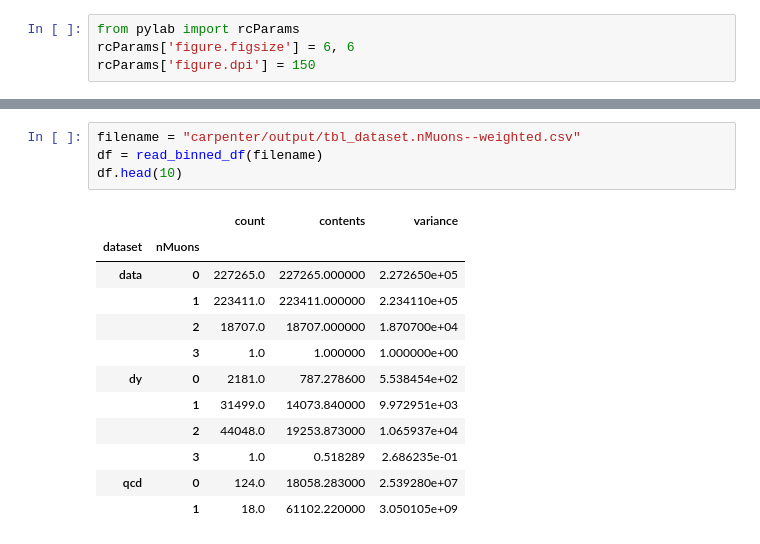
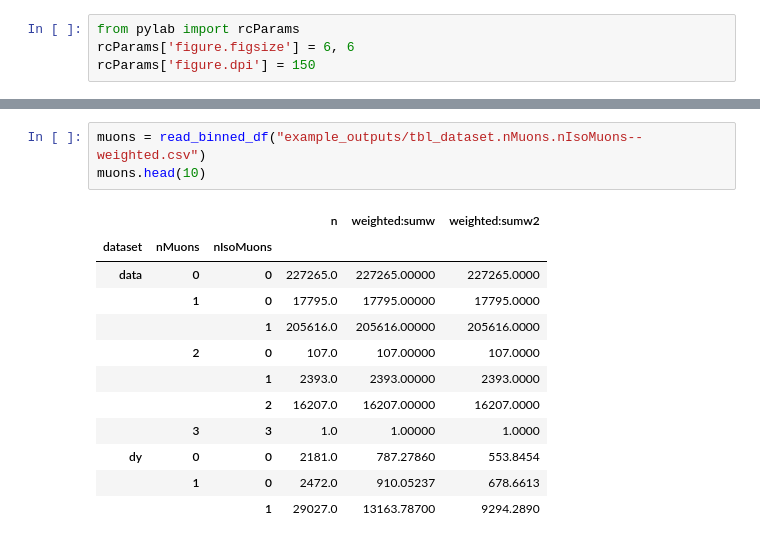
Before and after one commit to FAST-HEP/FAST_cms_public_tutorial, a Jupyter notebook: plot_results.ipynb, the cells around one changed output, grey strips where cells are left out. Saved outputs shown, nothing was run; the diff lists cells and outputs as text.

```diff
--- a/plot_results.ipynb
+++ b/plot_results.ipynb
@@ -71,17 +86,16 @@ qcd         0       124.0     18058.283    25392802.0
 # %%
-filename = "carpenter/output/tbl_dataset.nMuons--weighted.csv"
-df = read_binned_df(filename)
-df.head(10)
+muons = read_binned_df("example_outputs/tbl_dataset.nMuons.nIsoMuons--weighted.csv")
+muons.head(10)
 # %% [output]
-|  |  | count | contents | variance |
-| dataset | nMuons |  |  |  |
-| data | 0 | 227265.0 | 227265.000000 | 2.272650e+05 |
-|  | 1 | 223411.0 | 223411.000000 | 2.234110e+05 |
-|  | 2 | 18707.0 | 18707.000000 | 1.870700e+04 |
-|  | 3 | 1.0 | 1.000000 | 1.000000e+00 |
-| dy | 0 | 2181.0 | 787.278600 | 5.538454e+02 |
-|  | 1 | 31499.0 | 14073.840000 | 9.972951e+03 |
-|  | 2 | 44048.0 | 19253.873000 | 1.065937e+04 |
-|  | 3 | 1.0 | 0.518289 | 2.686235e-01 |
-| qcd | 0 | 124.0 | 18058.283000 | 2.539280e+07 |
-|  | 1 | 18.0 | 61102.220000 | 3.050105e+09 |
+|  |  |  | n | weighted:sumw | weighted:sumw2 |
+| dataset | nMuons | nIsoMuons |  |  |  |
+| data | 0 | 0 | 227265.0 | 227265.00000 | 227265.0000 |
+|  | 1 | 0 | 17795.0 | 17795.00000 | 17795.0000 |
+|  |  | 1 | 205616.0 | 205616.00000 | 205616.0000 |
+|  | 2 | 0 | 107.0 | 107.00000 | 107.0000 |
+|  |  | 1 | 2393.0 | 2393.00000 | 2393.0000 |
+|  |  | 2 | 16207.0 | 16207.00000 | 16207.0000 |
+|  | 3 | 3 | 1.0 | 1.00000 | 1.0000 |
+| dy | 0 | 0 | 2181.0 | 787.27860 | 553.8454 |
+|  | 1 | 0 | 2472.0 | 910.05237 | 678.6613 |
+|  |  | 1 | 29027.0 | 13163.78700 | 9294.2890 |
```
Also changed, not shown: parts of 21 cells of this notebook, 2 other files.
